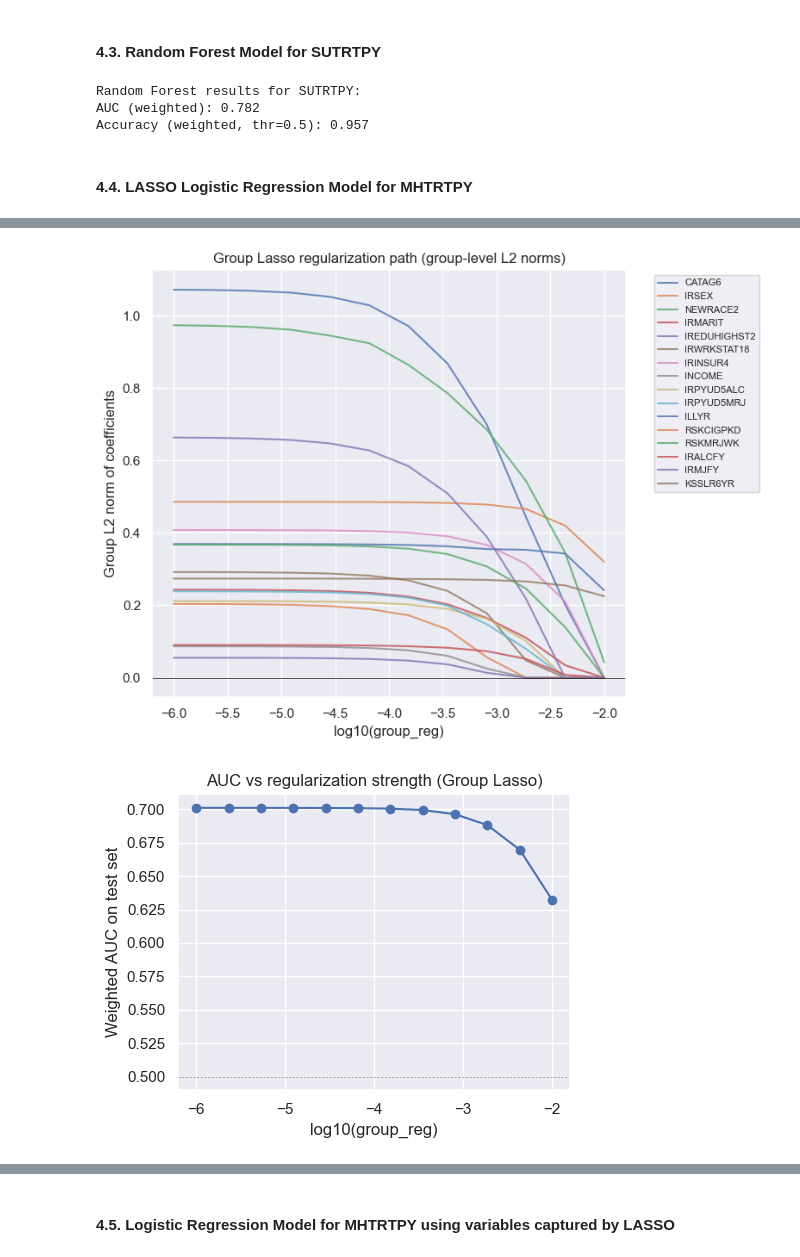
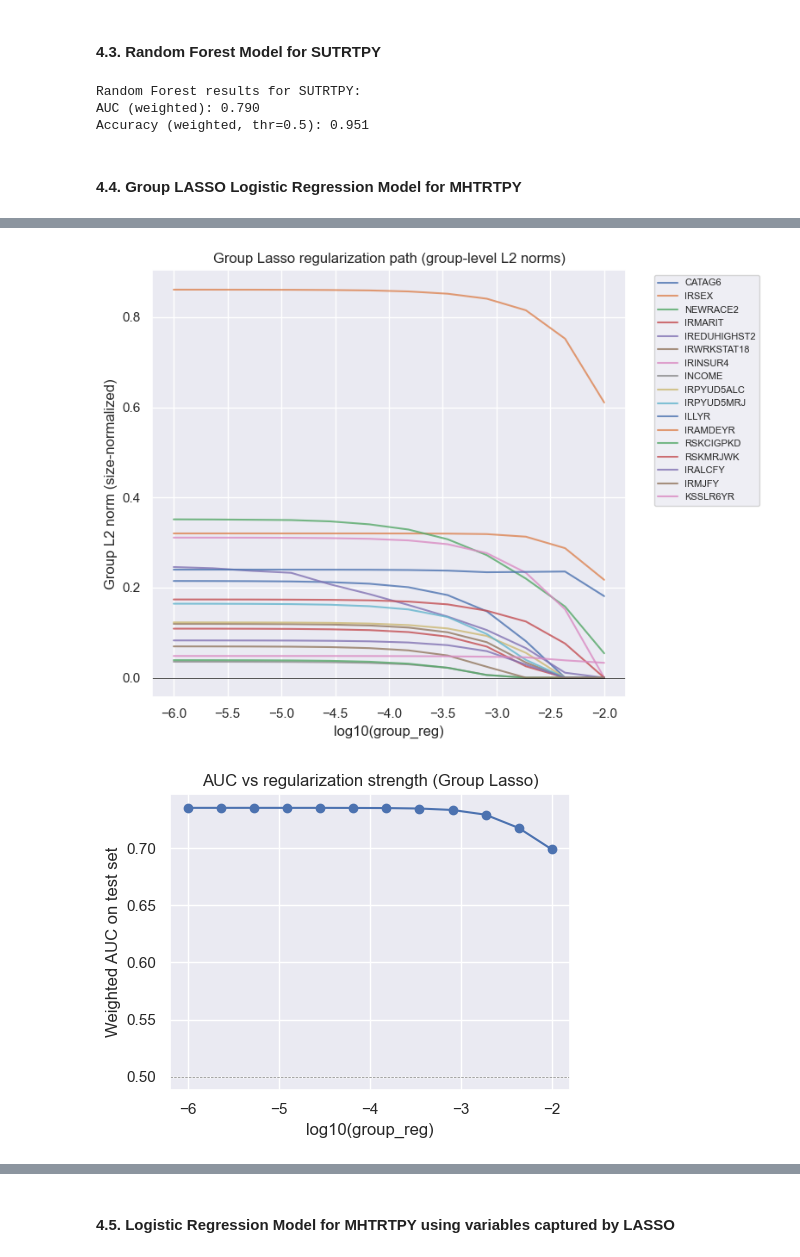
Before and after one commit to bachnguyen234/da401-final-project-bach-nguyen, a Jupyter notebook: code/da401_new_lasso.ipynb, the cells around one changed output, grey strips where cells are left out. Saved outputs shown, nothing was run; the diff lists cells and outputs as text; code cells hidden in the pictures.

```diff
--- a/code/da401_new_lasso.ipynb
+++ b/code/da401_new_lasso.ipynb
@@ -1144,16 +824,18 @@ weight = "ANALWT2_C"
 
 # Top 10 LASSO predictors by absolute coefficient
 top_lasso_features = [
+    "IRPYUD5ALC",
+    "IRPYUD5MRJ",
+    "ILLYR",
+    "CATAG6",
+    "NEWRACE2",
+    "IRSEX",
+    "IRINSUR4",
+    "INCOME",
     "IREDUHIGHST2",
-    "CATAG6",
-    "IRPYUD5ALC",
-    "ILLYR",
-    "NEWRACE2",
-    "IRPYUD5MRJ",
+    "IRWRKSTAT18",
     "IRMARIT",
-    "INCOME",
-    "IRWRKSTAT18",
-    "RSKCIGPKD"
+    "IRAMDEYR"
 ]
 
 selected_features = list(dict.fromkeys(top_lasso_features))  # ensure uniqueness
@@ -1278,7 +960,7 @@ categorical_cols = [
     "CATAG6","IRSEX","NEWRACE2",
     "IRMARIT","IREDUHIGHST2","IRWRKSTAT18",
     "IRINSUR4","INCOME",
-    "IRPYUD5ALC","IRPYUD5MRJ","ILLYR",
+    "IRPYUD5ALC","IRPYUD5MRJ","ILLYR", "IRAMDEYR",
     "RSKCIGPKD","RSKMRJWK"
 ]
 
@@ -1362,10 +1044,10 @@ imp_df = imp_df.sort_values("Importance", ascending=False)
 imp_df.to_csv(os.path.join(outdir + "/SUTRTPY/rf_output/", f"rf_{target}_feature_importance.csv"), index=False)
 # %% [output]
 Random Forest results for SUTRTPY:
-AUC (weighted): 0.782
-Accuracy (weighted, thr=0.5): 0.957
+AUC (weighted): 0.790
+Accuracy (weighted, thr=0.5): 0.951
 # %% [markdown]
-#### 4.4. LASSO Logistic Regression Model for MHTRTPY
+#### 4.4. Group LASSO Logistic Regression Model for MHTRTPY
 # %%
 # ---------------------------------------------------------------------
 # 1. Setup: target, weights, feature lists
@@ -1381,7 +1063,7 @@ categorical_cols = [
     "CATAG6", "IRSEX", "NEWRACE2",
     "IRMARIT", "IREDUHIGHST2", "IRWRKSTAT18",
     "IRINSUR4", "INCOME",
-    "IRPYUD5ALC", "IRPYUD5MRJ", "ILLYR",
+    "IRPYUD5ALC", "IRPYUD5MRJ", "ILLYR", "IRAMDEYR",
     "RSKCIGPKD", "RSKMRJWK"
 ]
 
@@ -1586,7 +1268,7 @@ print("\nTop 10 non-zero coefficients (dummy-level):")
 print(coef_df_gl.head(10))
 
 # ---------------------------------------------------------------------
-# 9. Group-level importance for BEST lambda
+# 9. Group-level importance for BEST lambda (with size-normalized L2)
 # ---------------------------------------------------------------------
 feat_df = pd.DataFrame({
     "feature": feature_names,
@@ -1605,6 +1287,10 @@ for j, fname in enumerate(feature_names):
 
 feat_df["var_name"] = feat_df["group"].map(group_to_var)
 
+# Compute group sizes (number of columns in each group)
+unique_groups = np.unique(groups)
+group_sizes = {int(g): int((groups == g).sum()) for g in unique_groups}
+
 grp_stats = (
     feat_df
     .groupby(["group", "var_name"], as_index=False)
@@ -1614,32 +1300,46 @@ grp_stats = (
         nnz=("abs_coef", lambda x: int((x > 1e-6).sum()))
     )
 )
-grp_stats.sort_values("l2_norm", ascending=False, inplace=True)
 
-print("\nTop variables by GROUP (L2 norm of coefficients):")
+# Add group size and size-normalized L2 norm
+grp_stats["group_size"] = grp_stats["group"].map(group_sizes)
+grp_stats["l2_norm_normed"] = grp_stats["l2_norm"] / np.sqrt(grp_stats["group_size"])
+
+# Sort by normalized L2 norm (recommended for interpretation)
+grp_stats.sort_values("l2_norm_normed", ascending=False, inplace=True)
+
+print("\nTop variables by GROUP (size-normalized L2 norm of coefficients):")
 print(grp_stats.head(20))
 
 # ---------------------------------------------------------------------
 # 10. Build trace data (group-level L2 norms across lambdas) and SAVE
+#     - store both raw and size-normalized norms
 # ---------------------------------------------------------------------
-unique_groups = np.unique(groups)
-group_norms = {}
+group_norms_raw = {}
+group_norms_normed = {}
 
 for g in unique_groups:
     idx = (groups == g)
-    norms_g = np.linalg.norm(coef_array[:, idx], axis=1)
-    group_norms[g] = norms_g
+    norms_g = np.linalg.norm(coef_array[:, idx], axis=1)  # (n_lambdas,)
+    size_g = group_sizes[int(g)]
+    norms_g_normed = norms_g / np.sqrt(size_g)
+
+    group_norms_raw[g] = norms_g
+    group_norms_normed[g] = norms_g_normed
 
 # Long-form DataFrame: one row per (lambda, group)
 trace_rows = []
 for li, gr in enumerate(group_reg_path):
     for g in unique_groups:
+        g_int = int(g)
         trace_rows.append({
             "group_reg": float(gr),
             "log10_group_reg": float(np.log10(gr)),
-            "group": int(g),
-            "var_name": group_to_var[int(g)],
-            "l2_norm": float(group_norms[g][li]),
+            "group": g_int,
+            "var_name": group_to_var[g_int],
+            "group_size": group_sizes[g_int],
+            "l2_norm_raw": float(group_norms_raw[g][li]),
+            "l2_norm_normed": float(group_norms_normed[g][li]),
             "auc": float(auc_list[li]),
             "acc": float(acc_list[li]),
             "nnz": int(nnz_list[li]),
@@ -1650,7 +1350,7 @@ trace_df = pd.DataFrame(trace_rows)
 # ---------------------------------------------------------------------
 # 11. Save everything to disk
 # ---------------------------------------------------------------------
-out_subdir = os.path.join(outdir, "SUTRTPY", "group_lasso_output")
+out_subdir = os.path.join(outdir, target, "group_lasso_output")
 os.makedirs(out_subdir, exist_ok=True)
 
 metrics_path = os.path.join(out_subdir, f"group_lasso_{target}_metrics.json")
@@ -1685,19 +1385,20 @@ print(f"Saved trace data to: {trace_path}")
 
 # ---------------------------------------------------------------------
 # 12. Plot trace and AUC using the saved arrays (no extra fitting)
+#     - using size-normalized group norms for fairness
 # ---------------------------------------------------------------------
 plt.figure(figsize=(8, 6))
 for g in unique_groups:
     var_name = group_to_var.get(int(g), f"group_{g}")
     plt.plot(
         np.log10(group_reg_path),
-        group_norms[g],
+        group_norms_normed[g],   # use normalized norms here
         label=var_name,
         alpha=0.8
     )
 
 plt.xlabel("log10(group_reg)")
-plt.ylabel("Group L2 norm of coefficients")
+plt.ylabel("Group L2 norm (size-normalized)")
 plt.title("Group Lasso regularization path (group-level L2 norms)")
 plt.axhline(0, color="black", linewidth=0.5)
 plt.legend(bbox_to_anchor=(1.05, 1), loc="upper left", fontsize=8)
@@ -1733,2 +1434,2 @@ Saved trace data to: ../output_reports\SUTRTPY\group_lasso_output\group_lasso_MH
-[figure, old version]
+[figure, new version]
-[figure, old version]
+[figure, new version]
```
Also changed, not shown: parts of 18 cells of this notebook, 46 other files.
